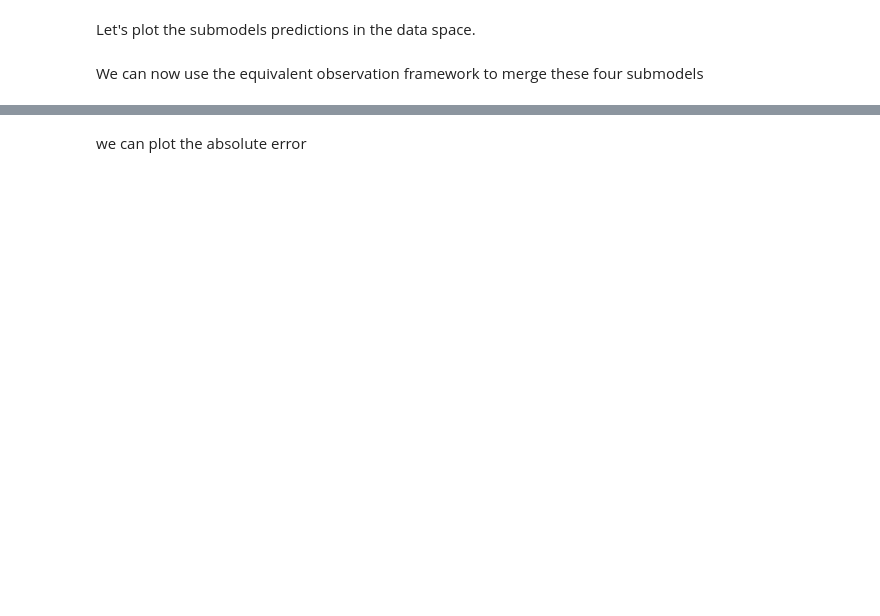
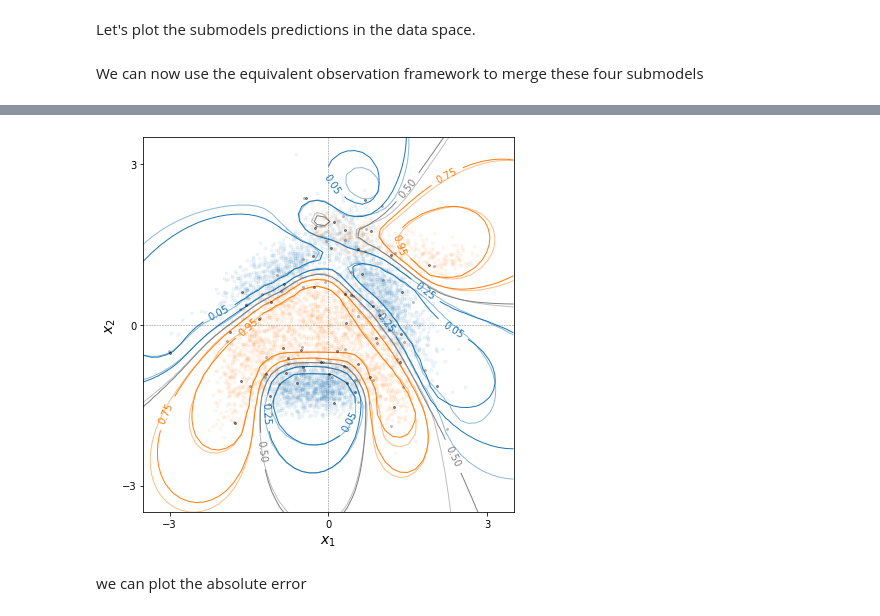
Before and after one commit to NicolasDurrande/guepard, a Jupyter notebook: docs/notebooks/equivalent_obs_SVGP_parametrisation.ipynb, the cells around one changed output, grey strips where cells are left out. Cells and saved outputs as stored; diff of their text form; code cells hidden in the pictures; blank space fills up the shorter version.

```diff
--- a/docs/notebooks/equivalent_obs_SVGP_parametrisation.ipynb
+++ b/docs/notebooks/equivalent_obs_SVGP_parametrisation.ipynb
@@ -227,15 +293,0 @@ print(training_loss_closure())
-# %%
-#Ftest, Vtest_full = m_ens.predict_f(Xtest, full_cov=True)
-Ytest = m_ens.predict_y(Xtest)[0]
-
-fig, ax = plt.subplots(1, 1, figsize=(6, 6))
-cs = ax.contour(X1_grid, X2_grid, np.reshape(Ytest, (50, 50)), linewidths=1, colors=["C0", "C0", "grey","C1", "C1"],
-                        levels=[0.05, 0.25, 0.5, 0.75, 0.95], zorder=0)
-ax.clabel(cs, inline=1, fontsize=10, fmt='%1.2f')
-
-[plt.plot(m.inducing_variable.Z[:, 0], m.inducing_variable.Z[:, 1], "o", ms=2., alpha=.4) for m in m_ens.models]
-
-ax.set_xticks(np.arange(-3, 4))
-ax.set_yticks(np.arange(-3, 4))
-ax.axes.xaxis.set_ticklabels([])
-ax.axes.yaxis.set_ticklabels([]);
@@ -262,30 +294,32 @@ Ysvgp = m_svgp.predict_y(Xtest)[0]
 # %%
 fig, ax = plt.subplots(figsize=(6, 6))
 
 ax.axhline(0, color='k', linestyle="dashed", alpha=0.5, linewidth=.5)
 ax.axvline(0, color='k', linestyle="dashed", alpha=0.5, linewidth=.5)
 
 ax.plot(X[Y[:, 0] == 0, 0], X[Y[:, 0] == 0, 1], 'o', color="C0", ms=3, alpha=0.05, label="$y=0$")
 ax.plot(X[Y[:, 0] == 1, 0], X[Y[:, 0] == 1, 1], 'o', color="C1", ms=3, alpha=0.05, label="$y=1$")
 
-cs = ax.contour(X1_grid, X2_grid, np.reshape(Ysvgp, (50, 50)), linewidths=1, colors=["C0", "C0", "grey","C1", "C1"],
+cs = ax.contour(X1_grid, X2_grid, np.reshape(Yfsvgp, (50, 50)), linewidths=1, colors=["C0", "C0", "grey","C1", "C1"],
                         levels=[0.05, 0.25, 0.5, 0.75, 0.95], zorder=0, alpha=.5)
 
 cs = ax.contour(X1_grid, X2_grid, np.reshape(Ytest, (50, 50)), linewidths=1, colors=["C0", "C0", "grey","C1", "C1"],
                         levels=[0.05, 0.25, 0.5, 0.75, 0.95], zorder=0)
 
 ax.clabel(cs, inline=1, fontsize=10, fmt='%1.2f')
 
-plt.plot(m_svgp.inducing_variable.Z[:, 0], m_svgp.inducing_variable.Z[:, 1], "ko", ms=2., alpha=.4)
+plt.plot(m_ssvgp.inducing_variable.Z[:, 0], m_ssvgp.inducing_variable.Z[:, 1], "ko", ms=2., alpha=.4)
+plt.plot(m_fsvgp.inducing_variable.Z[:, 0], m_fsvgp.inducing_variable.Z[:, 1], "ko", ms=2., alpha=.2)
 ax.set_xlabel("$x_1$", fontsize=14)
 ax.set_ylabel("$x_2$", fontsize=14)
 ax.set_xlim(x1_lim)
 ax.set_ylim(x2_lim)
 ax.axes.xaxis.set_ticks([-3, 0, 3])
 ax.axes.yaxis.set_ticks([-3, 0, 3])
 
 plt.tight_layout()
-# plt.savefig("plots/banana_models.pdf")
+# %% [output]
+[figure, added]
 # %% [markdown]
 we can plot the absolute error
 # %%
```
Also changed, not shown: parts of 12 cells of this notebook.
